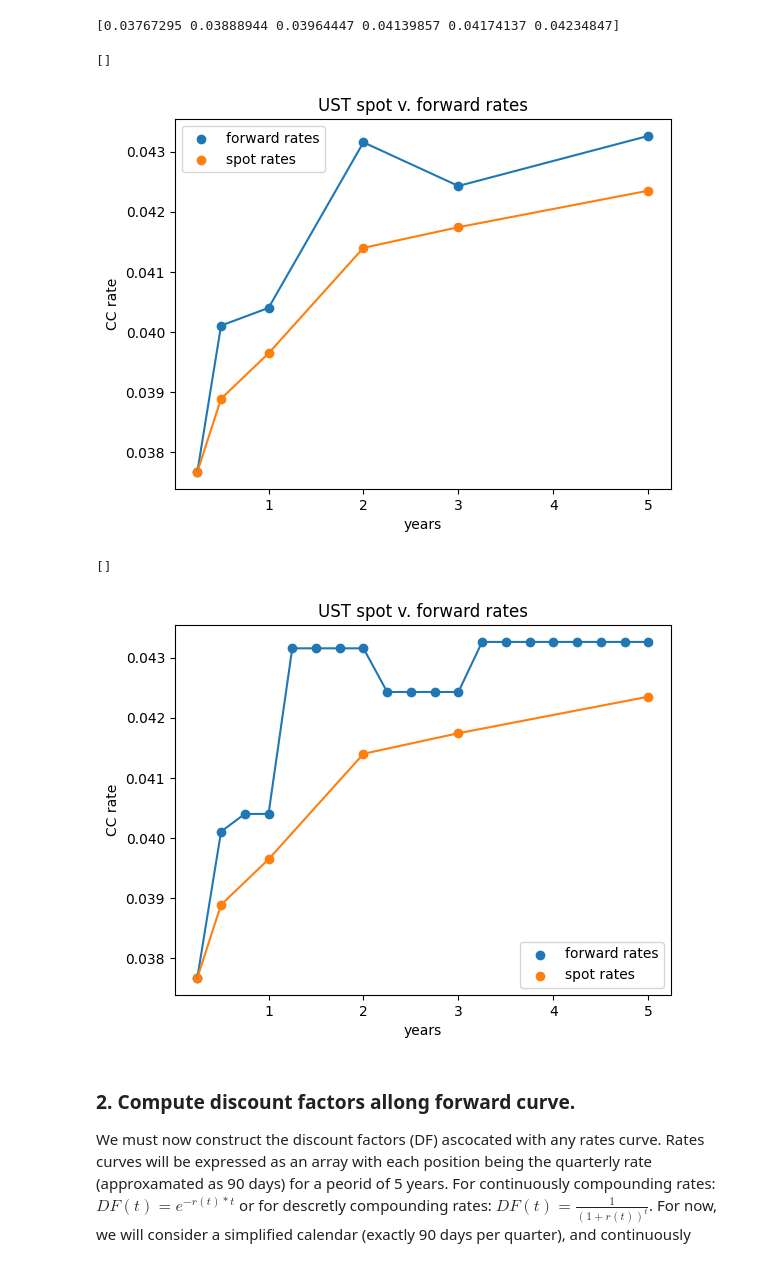
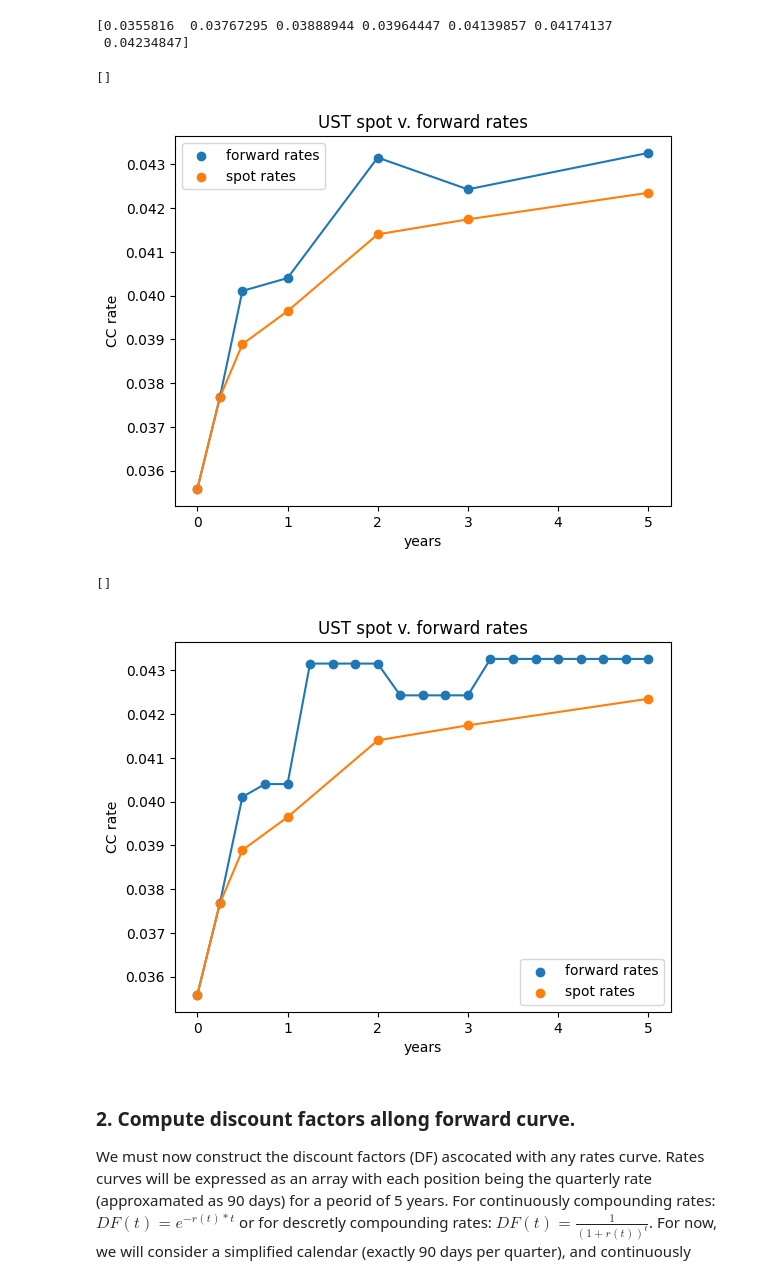
Before and after one commit to leo-megliola/swaptions, a Jupyter notebook: SWAPTION_MODEL.ipynb, the cells around one changed output. Cells and saved outputs as stored; diff of their text form; code cells hidden in the pictures.

```diff
--- a/SWAPTION_MODEL.ipynb
+++ b/SWAPTION_MODEL.ipynb
@@ -25,11 +25,12 @@ Tresury data is from: https://www.cnbc.com/markets/bonds/ as of Jul 17, 2026. Ra
 # %%
-UST_spot_BEY = np.array([3.803, 3.927, 4.004, 4.183, 4.218, 4.28])/100
-UST_days     = np.array([90,    180,   360,   360*2, 360*3, 360*5])
+UST_spot_BEY = np.array([3.590, 3.803, 3.927, 4.004, 4.183, 4.218, 4.28])/100
+UST_days     = np.array([0, 90,    180,   360,   360*2, 360*3, 360*5])
 UST_spot_EAY = (1+UST_spot_BEY/2)**2-1
 UST_spot_CC  = np.log(1+UST_spot_EAY)
 print(UST_spot_CC)
 # %% [output]
-[0.03767295 0.03888944 0.03964447 0.04139857 0.04174137 0.04234847]
+[0.0355816  0.03767295 0.03888944 0.03964447 0.04139857 0.04174137
+ 0.04234847]
 # %%
 f = lambda r1,t1, r2,t2: (r2*t2-r1*t1)/(t2-t1)
 
@@ -53,24 +54,24 @@ plt.legend()
 plt.plot()
 # %% [output]
 []
-[figure, old version]
+[figure, new version]
 # %%
-days = np.linspace(90, 5*4*90, 5*4)
+days = np.linspace(0, 5*4*90, 5*4+1)
 buckets = np.digitize(days, UST_days, right=True)
 UST_forwards = np.array([UST_forward[i] for i in buckets])
 
 plt.scatter(days/360, UST_forwards, label='forward rates')
 plt.plot(days/360, UST_forwards)
 plt.scatter(UST_days/360, UST_spot_CC, label='spot rates')
 plt.plot(UST_days/360, UST_spot_CC)
 plt.title('UST spot v. forward rates')
 plt.xlabel('years')
 plt.ylabel('CC rate')
 plt.legend()
 plt.plot()
 # %% [output]
 []
-[figure, old version]
+[figure, new version]
 # %% [markdown]
 ### 2. Compute discount factors allong forward curve.
 We must now construct the discount factors (DF) ascocated with any rates curve. Rates curves will be expressed as an array with each position being the quarterly rate (approxamated as 90 days) for a peorid of 5 years. For continuously compounding rates: $DF(t)=e^{-r(t)*t}$ or for descretly compounding rates: $DF(t)=\frac{1}{(1+r(t))^t}$. For now, we will consider a simplified calendar (exactly 90 days per quarter), and continuously compounding rates.
```
Also changed, not shown: parts of 23 cells of this notebook.
